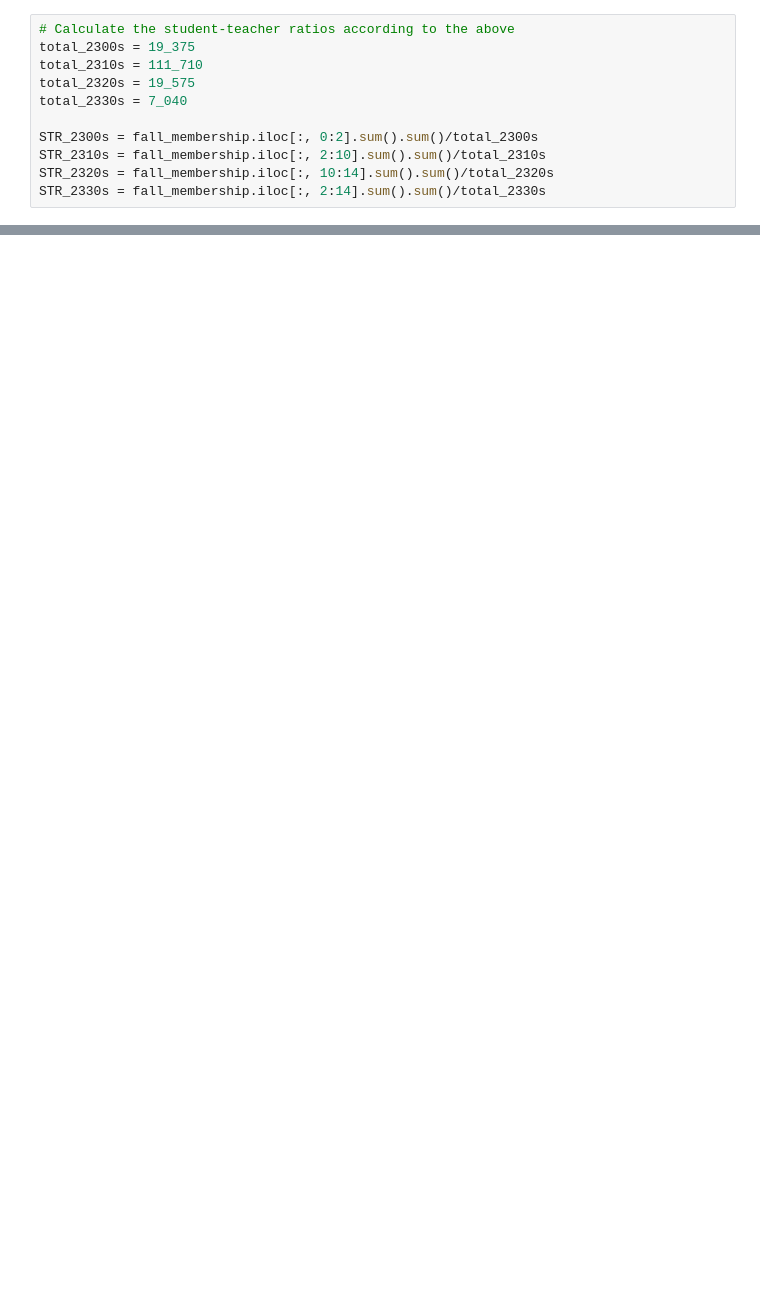
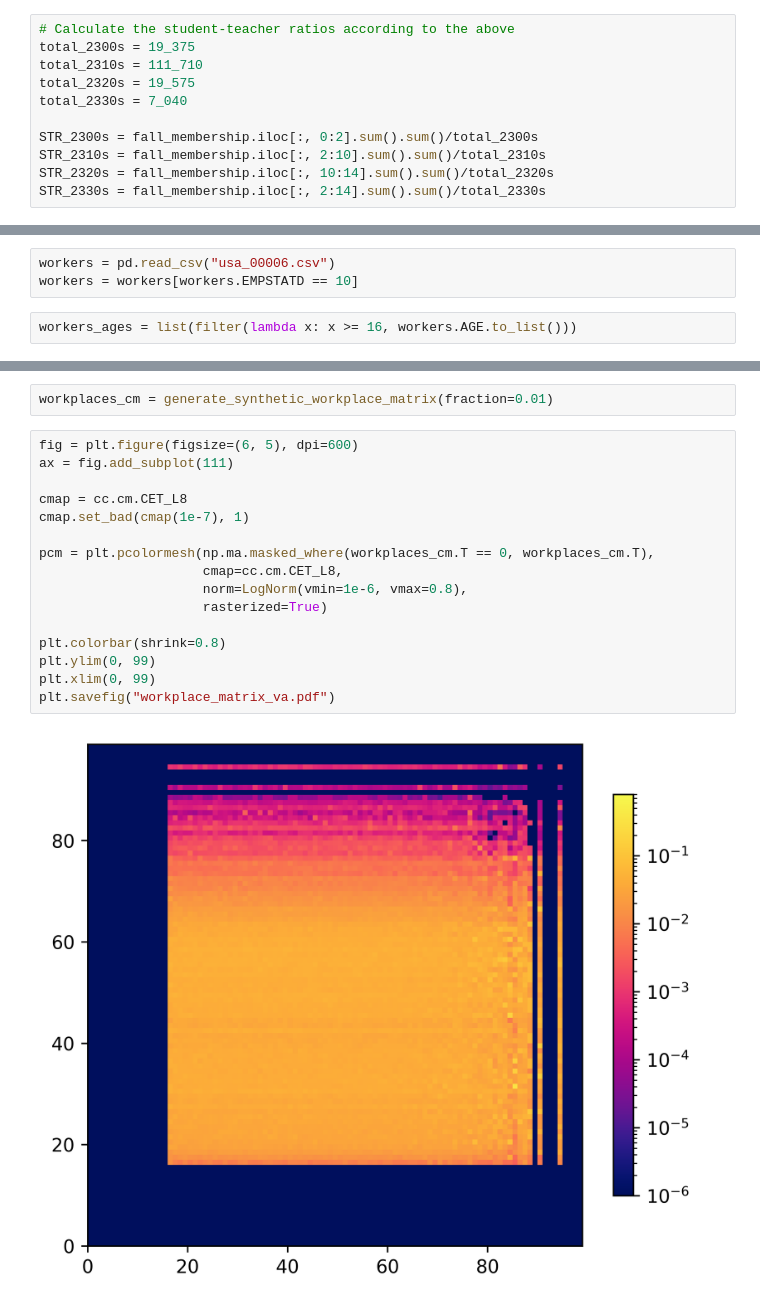
Before and after one commit to chrisvoncsefalvay/computational-infectious-disease, a Jupyter notebook: ch03/contact_matrix/Contact matrix inference.ipynb, the cells around one changed output, grey strips where cells are left out. Cells and saved outputs as stored; diff of their text form; blank space fills up the shorter version.

```diff
--- a/ch03/contact_matrix/Contact matrix inference.ipynb
+++ b/ch03/contact_matrix/Contact matrix inference.ipynb
@@ -270,0 +364,5 @@ Then, we identify the likelihood that a person is employed as anything other tha
+# %%
+workers = pd.read_csv("usa_00006.csv")
+workers = workers[workers.EMPSTATD == 10]
+# %%
+workers_ages = list(filter(lambda x: x >= 16, workers.AGE.to_list()))
@@ -270,0 +402,20 @@ Then, we identify the likelihood that a person is employed as anything other tha
+# %%
+workplaces_cm = generate_synthetic_workplace_matrix(fraction=0.01)
+# %%
+fig = plt.figure(figsize=(6, 5), dpi=600)
+ax = fig.add_subplot(111)
+
+cmap = cc.cm.CET_L8
+cmap.set_bad(cmap(1e-7), 1)
+
+pcm = plt.pcolormesh(np.ma.masked_where(workplaces_cm.T == 0, workplaces_cm.T),
+                     cmap=cc.cm.CET_L8,
+                     norm=LogNorm(vmin=1e-6, vmax=0.8),
+                     rasterized=True)
+
+plt.colorbar(shrink=0.8)
+plt.ylim(0, 99)
+plt.xlim(0, 99)
+plt.savefig("workplace_matrix_va.pdf")
+# %% [output]
+[figure, added]
```
Also changed, not shown: parts of 27 cells of this notebook.
